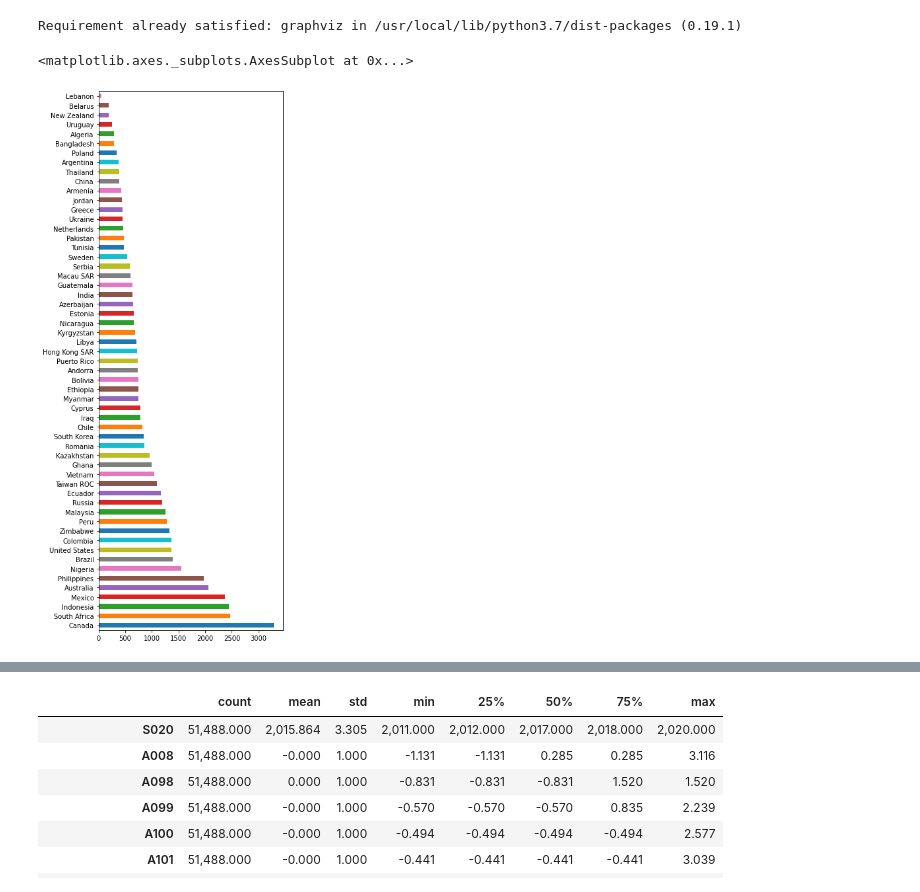
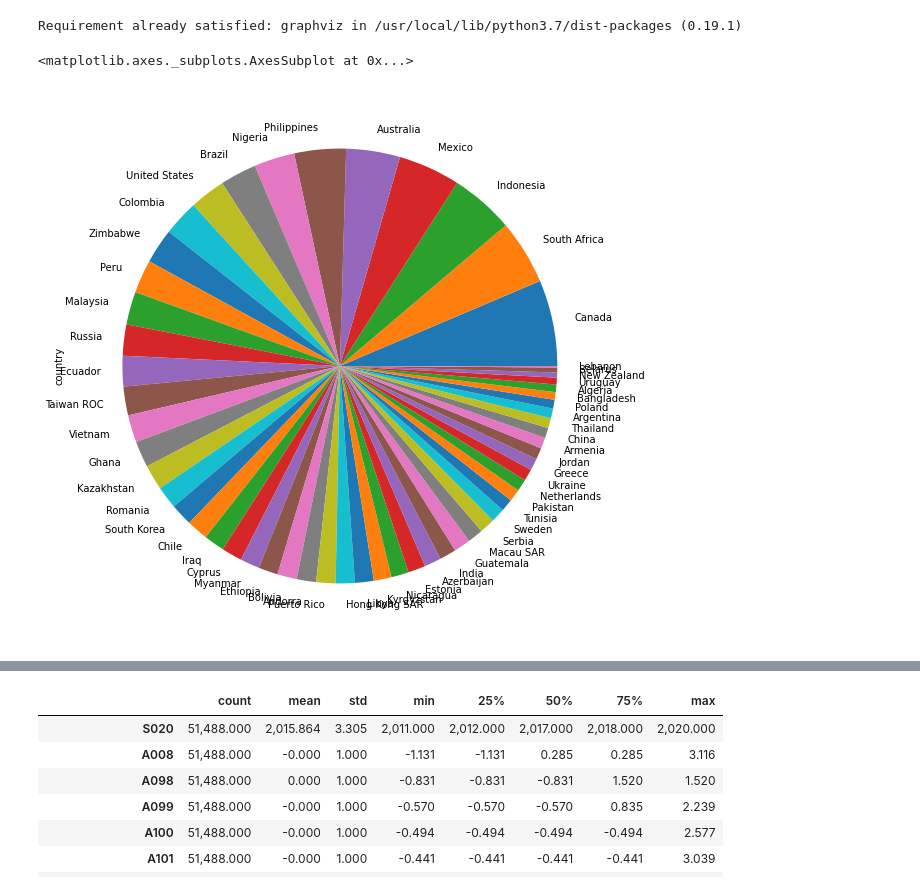
Before and after one commit to victorchenberkeley/ucb_w207_project_wvs, a Jupyter notebook: data/data_preprocessing.ipynb, the cells around one changed output, grey strips where cells are left out. Cells and saved outputs as stored; diff of their text form; code cells hidden in the pictures.

```diff
--- a/data/data_preprocessing.ipynb
+++ b/data/data_preprocessing.ipynb
@@ -20,6 +20,7 @@ Requirement already satisfied: graphviz in /usr/local/lib/python3.7/dist-package
 df = pd.read_csv('https://www.dropbox.com/s/9tb6a5vfyfny753/WVS_TimeSeries_1981_2020_stata_v2_0_shortlisted.csv?dl=1')
 
 df['Religion_over_science'] = df['F202']
+df = df.drop(['F202'], axis=1)
 # %%
 # Change invalid values (<=) to None, and remove columns with only invalid values.
 cols_drop = []
@@ -129,35 +130,35 @@ df.loc[df['S003']==688,'country'] ="Serbia"
 df.loc[df['S003']==702,'country'] ="Singapore"
 df.loc[df['S003']==703,'country'] ="Slovakia"
 df.loc[df['S003']==704,'country'] ="Vietnam"
 df.loc[df['S003']==705,'country'] ="Slovenia"
 df.loc[df['S003']==710,'country'] ="South Africa"
 df.loc[df['S003']==716,'country'] ="Zimbabwe"
 df.loc[df['S003']==724,'country'] ="Spain"
 df.loc[df['S003']==752,'country'] ="Sweden"
 df.loc[df['S003']==756,'country'] ="Switzerland"
 df.loc[df['S003']==762,'country'] ="Tajikistan"
 df.loc[df['S003']==764,'country'] ="Thailand"
 df.loc[df['S003']==780,'country'] ="Trinidad and Tobago"
 df.loc[df['S003']==788,'country'] ="Tunisia"
 df.loc[df['S003']==792,'country'] ="Turkey"
 df.loc[df['S003']==800,'country'] ="Uganda"
 df.loc[df['S003']==804,'country'] ="Ukraine"
 df.loc[df['S003']==807,'country'] ="North Macedonia"
 df.loc[df['S003']==818,'country'] ="Egypt"
 df.loc[df['S003']==826,'country'] ="United Kingdom"
 df.loc[df['S003']==834,'country'] ="Tanzania"
 df.loc[df['S003']==840,'country'] ="United States"
 df.loc[df['S003']==854,'country'] ="Burkina Faso"
 df.loc[df['S003']==858,'country'] ="Uruguay"
 df.loc[df['S003']==860,'country'] ="Uzbekistan"
 df.loc[df['S003']==862,'country'] ="Venezuela"
 df.loc[df['S003']==887,'country'] ="Yemen"
 df.loc[df['S003']==894,'country'] ="Zambia"
 df = df.drop(['S003'], axis=1)
-df['country'].value_counts().plot(kind='barh', color=colors, figsize=(5,15))
+df['country'].value_counts().plot(kind='pie',  figsize=(10,10))
 # %% [output]
 <matplotlib.axes._subplots.AxesSubplot at 0x...>
-[figure, old version]
+[figure, new version]
 # %%
 # Convert language code (S016B) to language name, and drop S016B and G016 (Language at home)
 
```
Also changed, not shown: parts of 7 cells of this notebook, 1 other file.
